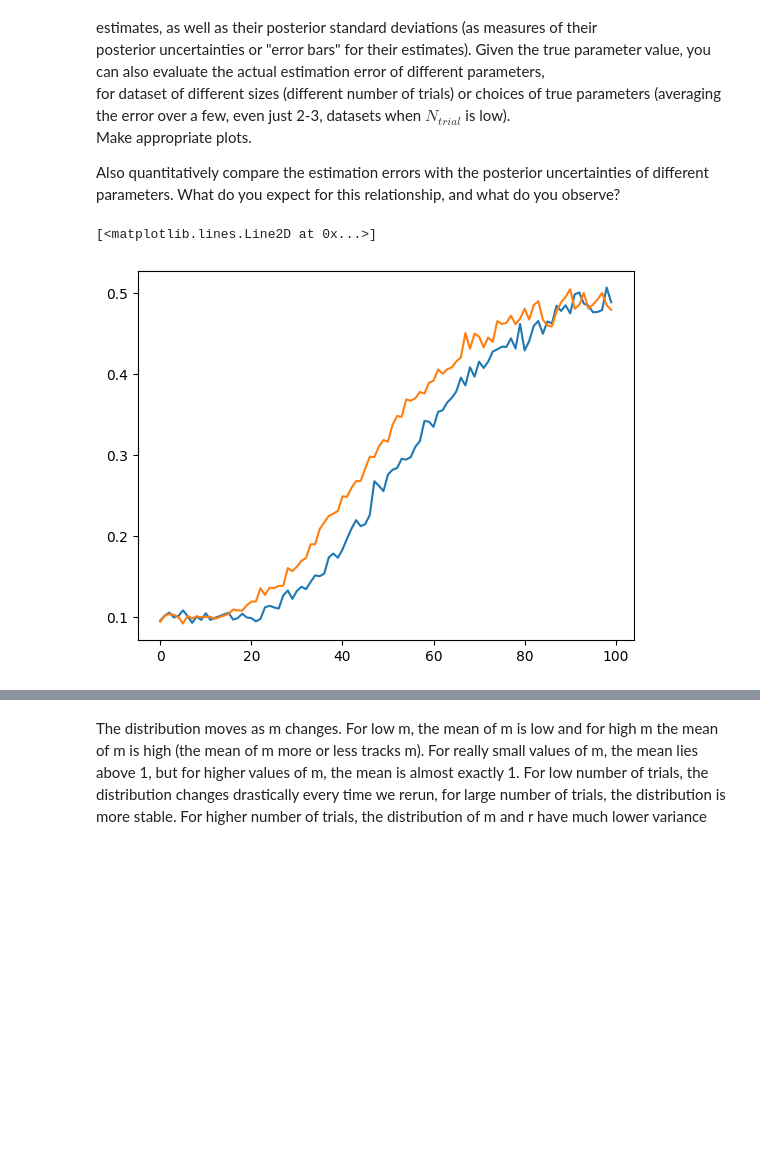
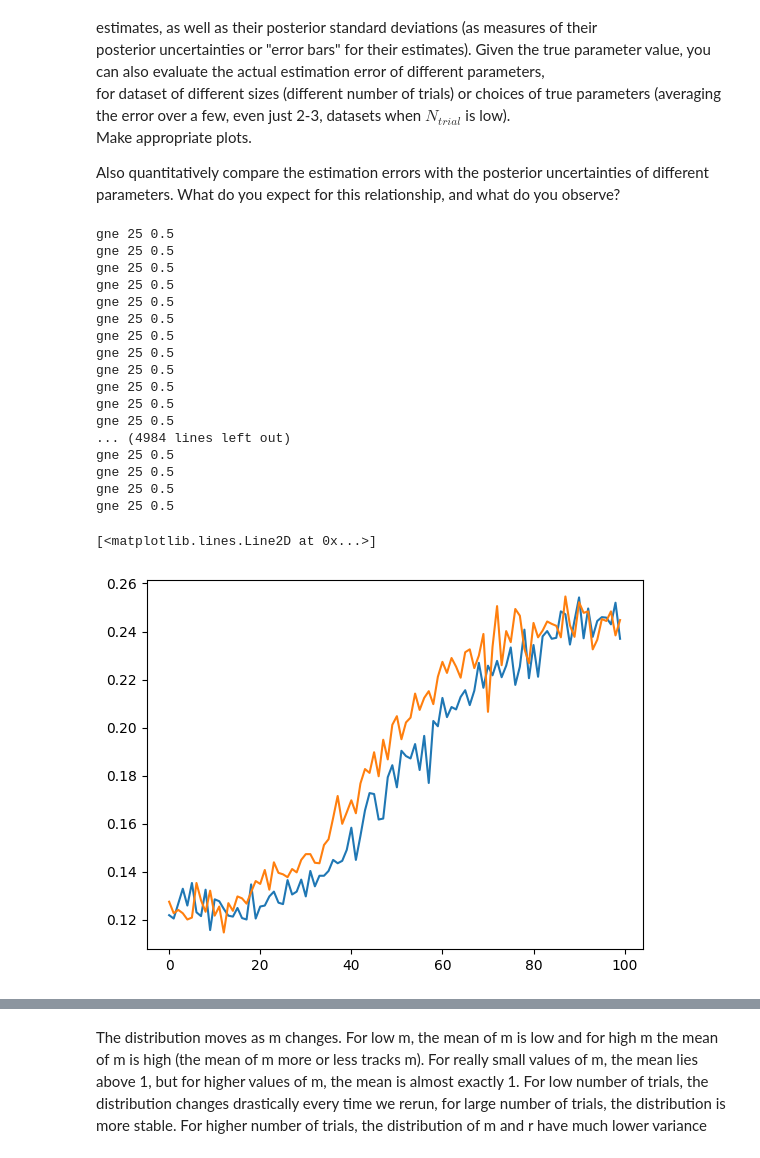
Before and after one commit to ericyh/Neural_Data_Processing, a Jupyter notebook: GG3_project.ipynb, the cells around one changed output, grey strips where cells are left out. Cells and saved outputs as stored; diff of their text form; code cells hidden in the pictures; blank space fills up the shorter version.

```diff
--- a/GG3_project.ipynb
+++ b/GG3_project.ipynb
@@ -1267,7 +1267,7 @@ def simulate_hmm_ramp(T_mat, pi, xs, Rh, n_trials, T_steps):
     return states, x_traj, rates
 # %%
 beta, sigma, x0 = 0.5, 0.2, 0.2
-Rh = 50.0
+Rh = 50
 T_steps = 100
 dt = 1.0 / T_steps
 K = 200
@@ -1307,6 +1307,7 @@ ax_r.set_xlabel("Time step (0.01s each)")
 ax_r.set_title("Firing rate trajectories")
 ax_r.legend(handles=[
     plt.Line2D([], [], color='C0', linestyle='-', label='Continuous'),
+
     plt.Line2D([], [], color='C1', linestyle='--', label='HMM')
 ])
 fig_r.tight_layout()
@@ -1806,12 +1810,13 @@ Make appropriate plots.
 Also quantitatively compare the estimation errors with the posterior uncertainties of different parameters.
 What do you expect for this relationship, and what do you observe?
 # %%
-def generate_step_hmm(r, m, T, Rh, x0=0.2):
+def generate_step_hmm(r, m, T, Rh = 25, x0=0.5):
     dt = 1 / T
     p = r / (m + r)
     K = r + 1
     Rl = x0 * Rh
 
+    print("generate_step_hmm", Rh, x0)
     pi = np.zeros(K)
     pi[0] = 1.0
 
@@ -1863,7 +1870,7 @@ def find_ramp_log_likelihood(beta, sigma, spikes, N_trials = 50, x0 = 0.2, Rh =
     log_likelihood += generate_ramp_trial_ll(beta = beta, sigma = sigma, x0 = x0, spikes = spikes[i], Rh = Rh)
   return log_likelihood
 # %%
-def generate_step_spikes(r, m, Rh = 50, N_trials = 10, T = 100, x0 = 0.2):
+def generate_step_spikes(r, m, Rh = 25, N_trials = 10, T = 100, x0 = 0.5):
   dt = 1 / T
   K = r + 1
   step_spikes = np.zeros((N_trials, T))
@@ -1879,13 +1886,30 @@ def generate_step_spikes(r, m, Rh = 50, N_trials = 10, T = 100, x0 = 0.2):
     step_spikes[i] = spikes
   return step_spikes
 # %%
-A = generate_step_spikes(r=7, m=50, Rh=50, N_trials=5000, T=100, x0=0.2).mean(axis=0)
-step = StepModel(m=50, r=7, x0=0.2, Rh=50)
+A = generate_step_spikes(r=7, m=50, Rh=25, N_trials=5000, T=100, x0=0.5).mean(axis=0)
+step = StepModel(m=50, r=7, x0=0.5, Rh=25)
 step_spikes, _ = step.simulate(Ntrials=5000, T=T, get_rate=False)
 B = step_spikes.mean(axis=0)
 plt.plot(A)
 plt.plot(B)
 # %% [output]
-[<matplotlib.lines.Line2D at 0x...>]
+gne 25 0.5
+gne 25 0.5
+gne 25 0.5
+gne 25 0.5
+gne 25 0.5
+gne 25 0.5
+gne 25 0.5
+gne 25 0.5
+gne 25 0.5
+gne 25 0.5
+gne 25 0.5
+gne 25 0.5
+... (4984 lines left out)
+gne 25 0.5
+gne 25 0.5
+gne 25 0.5
+gne 25 0.5
+[<matplotlib.lines.Line2D at 0x...>]
-[figure, old version]
+[figure, new version]
 # %%
```
Also changed, not shown: parts of 39 cells of this notebook.
